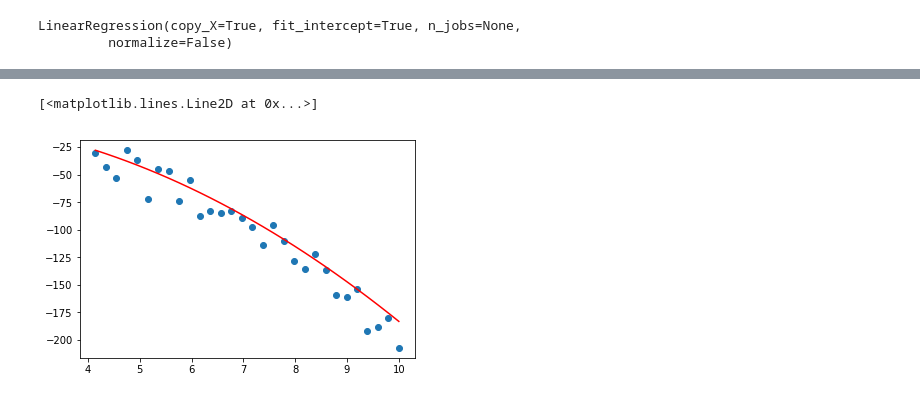
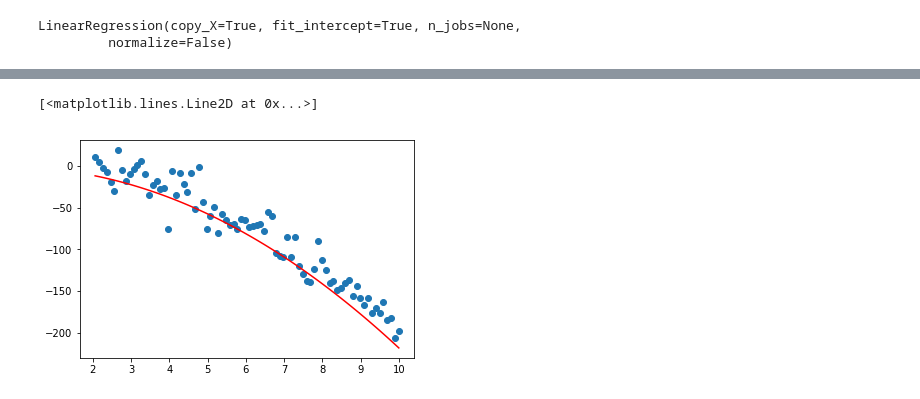
Before and after one commit to Przemoo16/Machine-Learnings-Algorithms-From-Scratch, a Jupyter notebook: Linear Regression/Polynomial_Reg.ipynb, the cells around one changed output, grey strips where cells are left out. Cells and saved outputs as stored; diff of their text form; code cells hidden in the pictures.

```diff
--- a/Linear Regression/Polynomial_Reg.ipynb
+++ b/Linear Regression/Polynomial_Reg.ipynb
@@ -12,16 +12,16 @@ from sklearn.model_selection import train_test_split
 np.random.seed(101)
 # %%
 # Create x data
-x = np.linspace(-10.0, 10.0, 100)
+x = np.linspace(-10.0, 10.0, 200)
 # %%
 # Noise for y data
-noise = 10 * np.random.randn(len(x))
+noise = 15 * np.random.randn(len(x))
 # %%
 # Create y data
 y_true = 0.5 * x - 2 * (x ** 2) + noise
 # %%
 # Split data for training and testing (Not shuffle)
-X_train, X_test, y_train, y_test = train_test_split(x, y_true, test_size=0.3, random_state=101, shuffle=False)
+X_train, X_test, y_train, y_test = train_test_split(x, y_true, test_size=0.4, random_state=101, shuffle=False)
 # %%
 # Plot training data
 plt.scatter(X_train,y_train)
@@ -110,4 +138,5 @@ LinearRegression(copy_X=True, fit_intercept=True, n_jobs=None,
          normalize=False)
 # %%
 # Predictions
-preds = lr.predict(x_poly_test)
+train_preds = lr.predict(x_poly_train)
+test_preds = lr.predict(x_poly_test)
@@ -114,8 +151,8 @@ preds = lr.predict(x_poly_test)
 # %%
 # Plot test data
 plt.scatter(X_test, y_test)
 # Plot line fitted to test data
-plt.plot(X_test, preds, 'r')
+plt.plot(X_test, test_preds, 'r')
 # %% [output]
 [<matplotlib.lines.Line2D at 0x...>]
-[figure, old version]
+[figure, new version]
```
Also changed, not shown: parts of 5 cells of this notebook.
